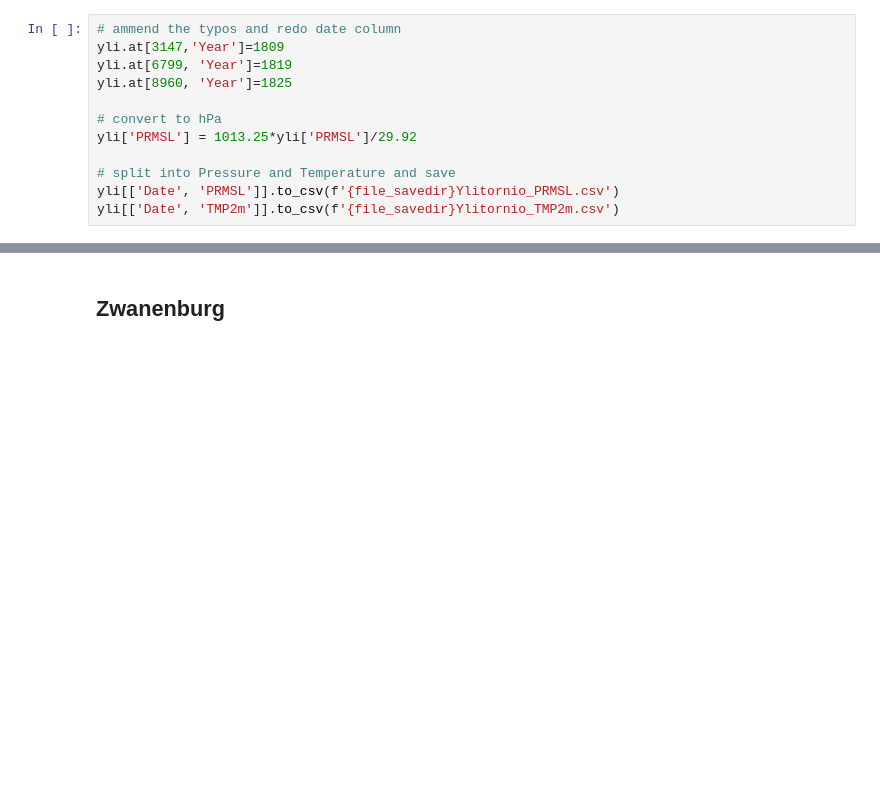
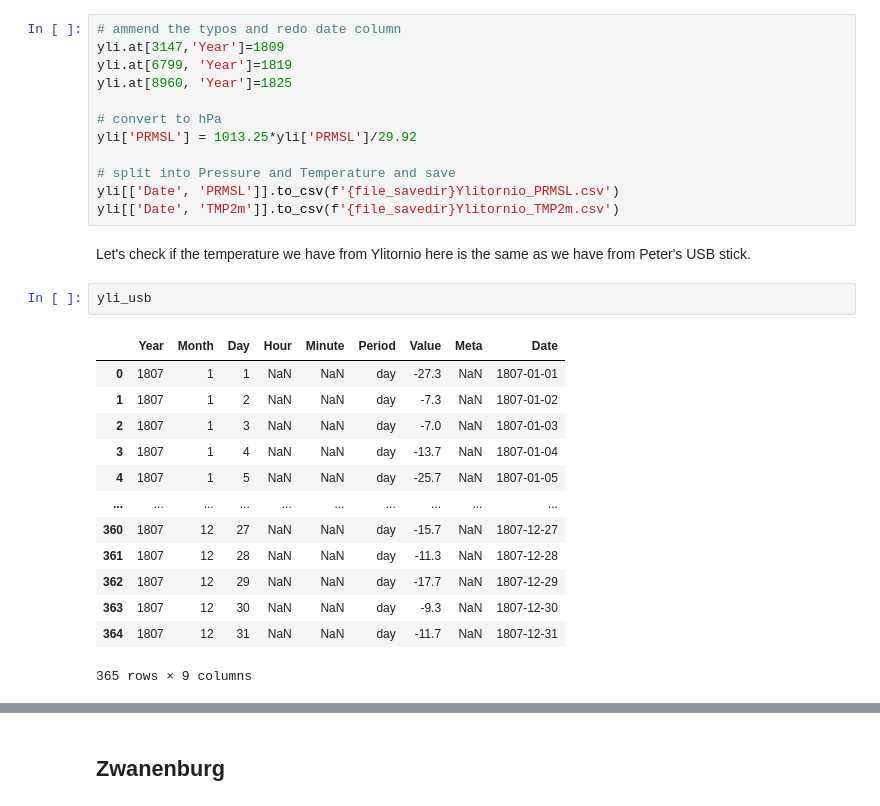
Before and after one commit to carlotatrx/dataprep, a Jupyter notebook: daily_means.ipynb, the cells around one changed output, grey strips where cells are left out. Cells and saved outputs as stored; diff of their text form; blank space fills up the shorter version.

```diff
--- a/daily_means.ipynb
+++ b/daily_means.ipynb
@@ -316,3 +357,21 @@ yli['PRMSL'] = 1013.25*yli['PRMSL']/29.92
 # split into Pressure and Temperature and save
 yli[['Date', 'PRMSL']].to_csv(f'{file_savedir}Ylitornio_PRMSL.csv')
 yli[['Date', 'TMP2m']].to_csv(f'{file_savedir}Ylitornio_TMP2m.csv')
+# %% [markdown]
+Let's check if the temperature we have from Ylitornio here is the same as we have from Peter's USB stick.
+# %%
+yli_usb
+# %% [output]
+|  | Year | Month | Day | Hour | Minute | Period | Value | Meta | Date |
+| 0 | 1807 | 1 | 1 | NaN | NaN | day | -27.3 | NaN | 1807-01-01 |
+| 1 | 1807 | 1 | 2 | NaN | NaN | day | -7.3 | NaN | 1807-01-02 |
+| 2 | 1807 | 1 | 3 | NaN | NaN | day | -7.0 | NaN | 1807-01-03 |
+| 3 | 1807 | 1 | 4 | NaN | NaN | day | -13.7 | NaN | 1807-01-04 |
+| 4 | 1807 | 1 | 5 | NaN | NaN | day | -25.7 | NaN | 1807-01-05 |
+| ... | ... | ... | ... | ... | ... | ... | ... | ... | ... |
+| 360 | 1807 | 12 | 27 | NaN | NaN | day | -15.7 | NaN | 1807-12-27 |
+| 361 | 1807 | 12 | 28 | NaN | NaN | day | -11.3 | NaN | 1807-12-28 |
+| 362 | 1807 | 12 | 29 | NaN | NaN | day | -17.7 | NaN | 1807-12-29 |
+| 363 | 1807 | 12 | 30 | NaN | NaN | day | -9.3 | NaN | 1807-12-30 |
+| 364 | 1807 | 12 | 31 | NaN | NaN | day | -11.7 | NaN | 1807-12-31 |
+365 rows × 9 columns
```
Also changed, not shown: parts of 5 cells of this notebook, 3 other files.
